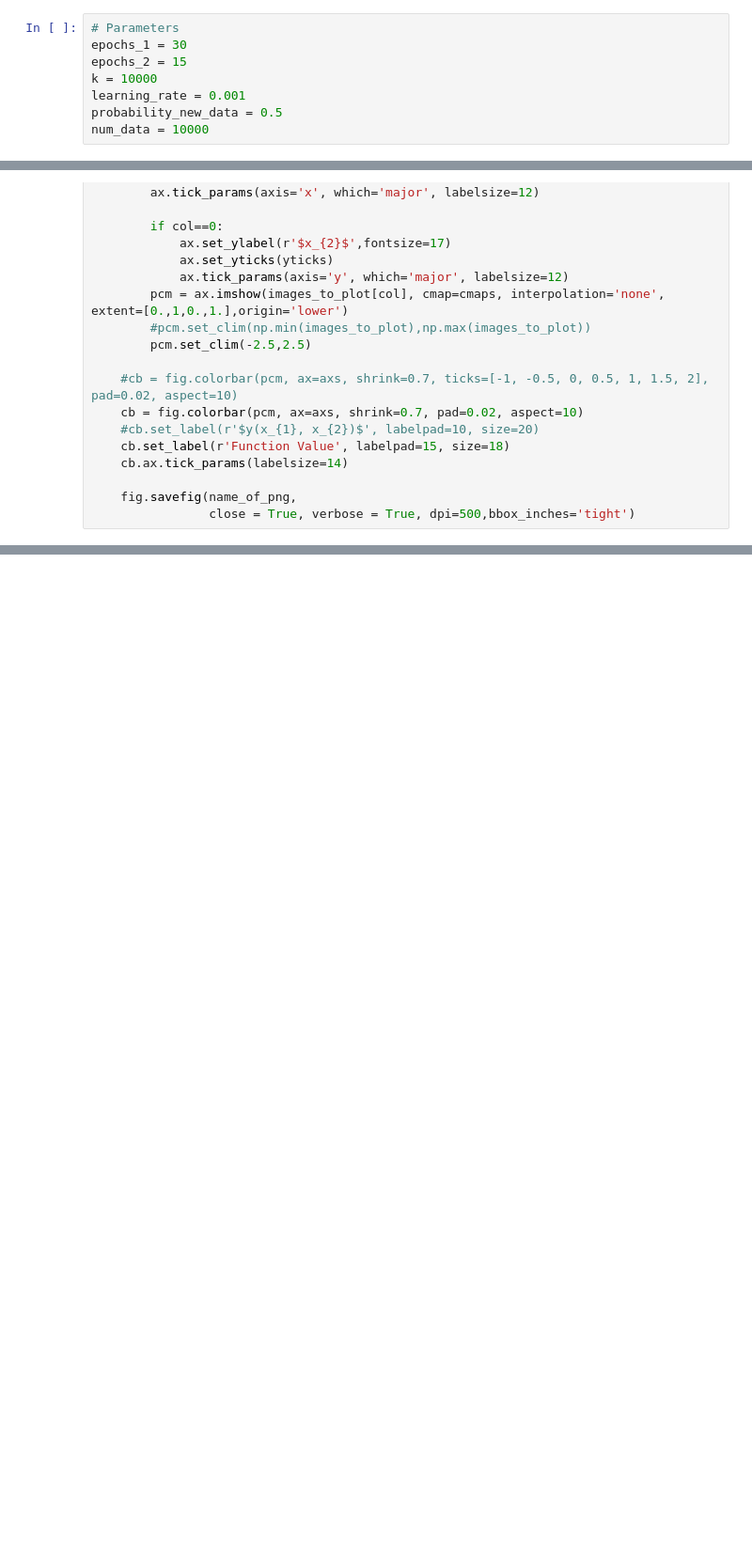
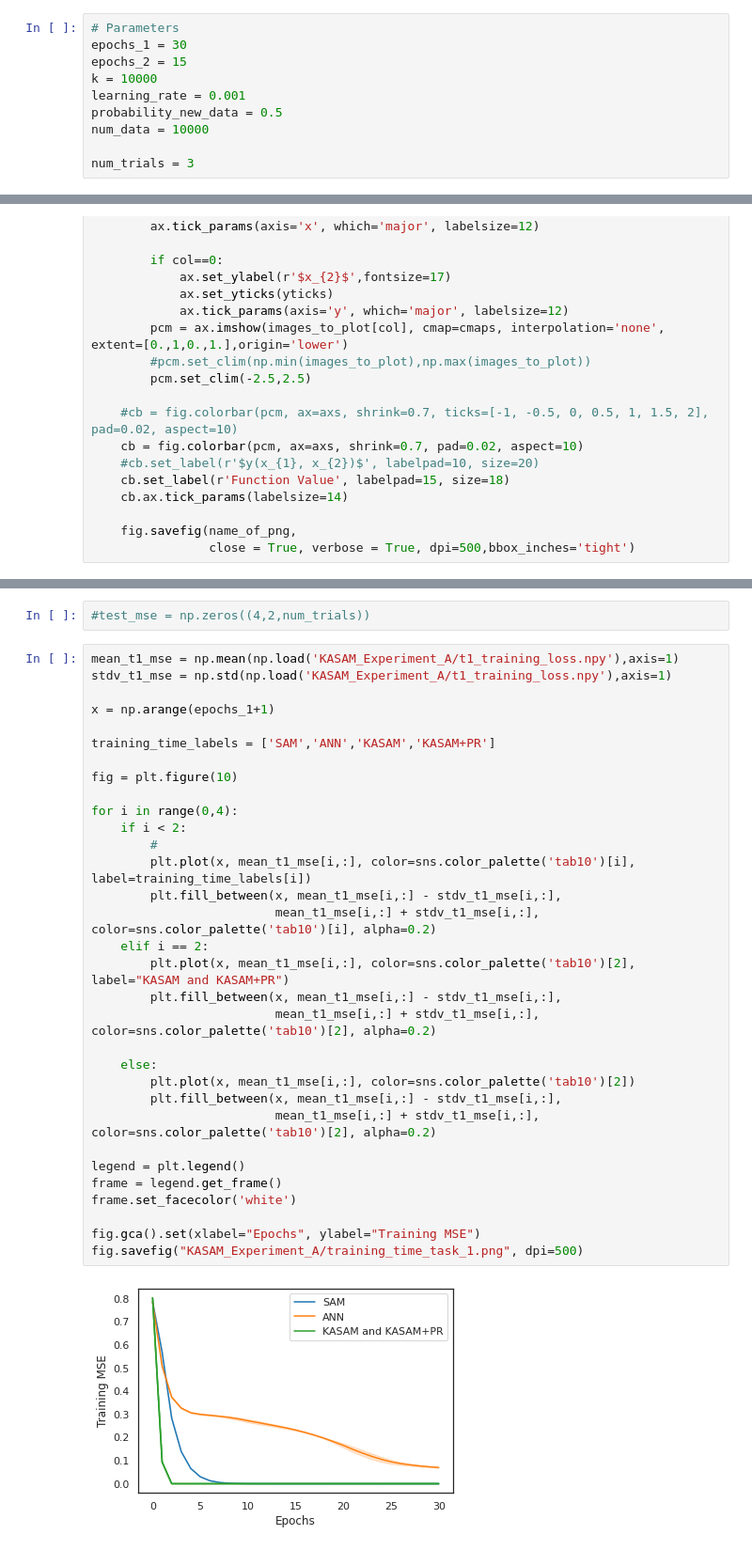
Before and after one commit to hpdeventer/KASAM, a Jupyter notebook: Experiment A.ipynb, the cells around one changed output, grey strips where cells are left out. Shown at 94% size. Saved outputs shown, nothing was run; the diff lists cells and outputs as text; blank space fills up the shorter version.

```diff
--- a/Experiment A.ipynb
+++ b/Experiment A.ipynb
@@ -37,6 +37,8 @@ k = 10000
 learning_rate = 0.001
 probability_new_data = 0.5
 num_data = 10000
+
+num_trials = 3
 # %%
 def plotter(images_to_plot,name_of_png):
     # images_to_plot list
@@ -782,0 +840,36 @@ kasam_pr_eval[0]
+# %%
+#test_mse = np.zeros((4,2,num_trials))
+# %%
+mean_t1_mse = np.mean(np.load('KASAM_Experiment_A/t1_training_loss.npy'),axis=1)
+stdv_t1_mse = np.std(np.load('KASAM_Experiment_A/t1_training_loss.npy'),axis=1)
+
+x = np.arange(epochs_1+1)
+
+training_time_labels = ['SAM','ANN','KASAM','KASAM+PR']
+
+fig = plt.figure(10)
+
+for i in range(0,4):
+    if i < 2:
+        #
+        plt.plot(x, mean_t1_mse[i,:], color=sns.color_palette('tab10')[i], label=training_time_labels[i])
+        plt.fill_between(x, mean_t1_mse[i,:] - stdv_t1_mse[i,:],
+                         mean_t1_mse[i,:] + stdv_t1_mse[i,:], color=sns.color_palette('tab10')[i], alpha=0.2)
+    elif i == 2:
+        plt.plot(x, mean_t1_mse[i,:], color=sns.color_palette('tab10')[2], label="KASAM and KASAM+PR")
+        plt.fill_between(x, mean_t1_mse[i,:] - stdv_t1_mse[i,:],
+                         mean_t1_mse[i,:] + stdv_t1_mse[i,:], color=sns.color_palette('tab10')[2], alpha=0.2)
+
+    else:
+        plt.plot(x, mean_t1_mse[i,:], color=sns.color_palette('tab10')[2])
+        plt.fill_between(x, mean_t1_mse[i,:] - stdv_t1_mse[i,:],
+                         mean_t1_mse[i,:] + stdv_t1_mse[i,:], color=sns.color_palette('tab10')[2], alpha=0.2)
+
+legend = plt.legend()
+frame = legend.get_frame()
+frame.set_facecolor('white')
+
+fig.gca().set(xlabel="Epochs", ylabel="Training MSE")
+fig.savefig("KASAM_Experiment_A/training_time_task_1.png", dpi=500)
+# %% [output]
+[figure, added]
```
Also changed, not shown: parts of 8 cells of this notebook.
